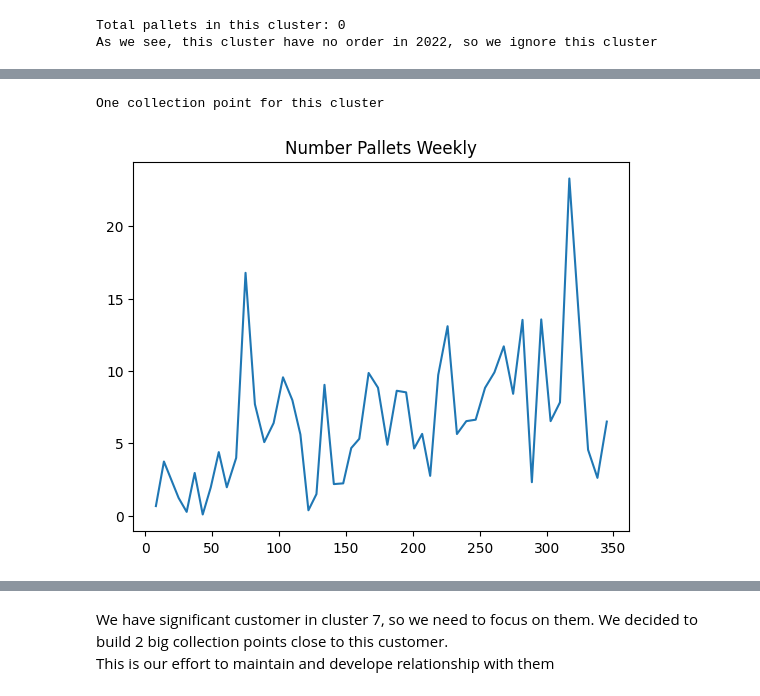
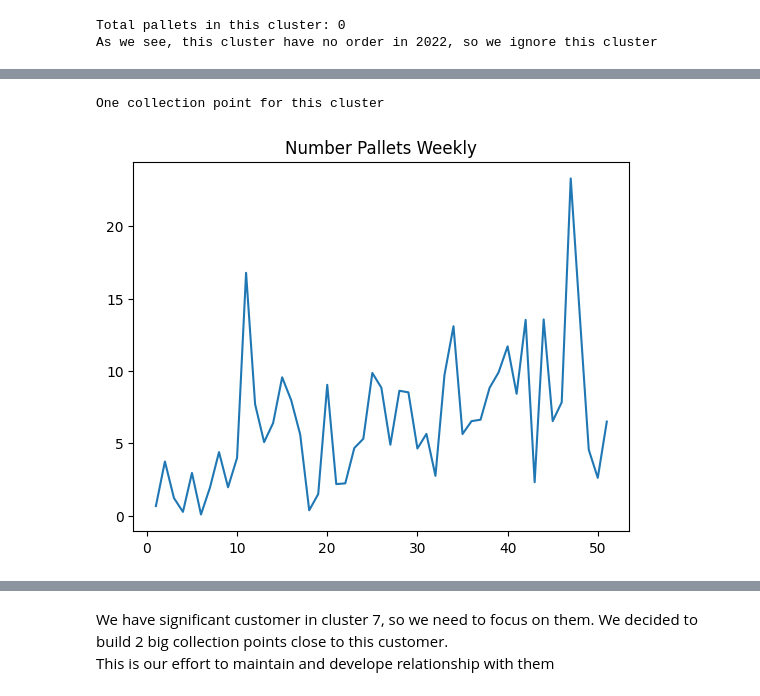
Before and after one commit to IoT-Clowns/ClusteringData, a Jupyter notebook: SCMission2023.ipynb, the cells around one changed output, grey strips where cells are left out. Saved outputs shown, nothing was run; the diff lists cells and outputs as text; code cells hidden in the pictures.

```diff
--- a/SCMission2023.ipynb
+++ b/SCMission2023.ipynb
@@ -257,6 +267,8 @@ Pallets                       2396.55
 dtype: object
 # %%
 Cluster0 = weekly_pallets[weekly_pallets['Cluster']==0]
+Cluster0 = Cluster0.reset_index(drop=True)
+Cluster0.index = range(1, 55)
 Cluster0["Pallets"].plot(title = 'Number Pallets Weekly')
 print(f"Two small collection points for this cluster")
 OverFlow_Pallets.append(sum(Cluster0[Cluster0['Pallets']>140]["Pallets"]-140))
@@ -280,6 +292,9 @@ Total pallets in this cluster: 0
 As we see, this cluster have no order in 2022, so we ignore this cluster
 # %%
 Cluster2 = weekly_pallets[weekly_pallets['Cluster']==2]
+Cluster2 = Cluster2.reset_index(drop=True)
+Cluster2.index = range(1, 55)
+Cluster2["Pallets"].plot(title = 'Number Pallets Weekly')
 print("One small collection points for this cluster")
 OverFlow_Pallets.append(sum(Cluster2[Cluster2['Pallets']>70]["Pallets"]-70))
 CollectionPoints['Small'][2]=1
@@ -291,5 +307,9 @@ One small collection points for this cluster
 # %%
 Cluster3 = weekly_pallets[weekly_pallets['Cluster']==3]
+Cluster3 = Cluster3.reset_index(drop=True)
+Cluster3.index = range(1, 55)
+Cluster3["Pallets"].plot(title = 'Number Pallets Weekly')
+
 Cluster3_OverFlow = Cluster3[Cluster3['Pallets']>1100]
 print("A big collection point for this cluster")
 OverFlow_Pallets.append(sum(Cluster3[Cluster3['Pallets']>1100]["Pallets"]-1100))
@@ -302,15 +323,17 @@ A big collection point for this cluster
 # %%
 Cluster4 = weekly_pallets[weekly_pallets['Cluster']==4]
 Cluster4_OverFlow = Cluster4[Cluster4['Pallets']>70]
+Cluster4 = Cluster4.reset_index(drop=True)
+Cluster4.index = range(1, 52)
 Cluster4["Pallets"].plot(title = 'Number Pallets Weekly')
 print("One collection point for this cluster")
 OverFlow_Pallets.append(sum(Cluster4[Cluster4['Pallets']>70]["Pallets"]-70))
 CollectionPoints['Small'][4]=1
 CollectionPoints['Medium'][4]=0
 CollectionPoints['Big'][4]=0
 # %% [output]
 One collection point for this cluster
-[figure, old version]
+[figure, new version]
 # %%
 Cluster5 = weekly_pallets[weekly_pallets['Cluster']==5]
 Cluster5_OverFlow = Cluster5[Cluster5['Pallets']>140]
```
Also changed, not shown: parts of 26 cells of this notebook.
